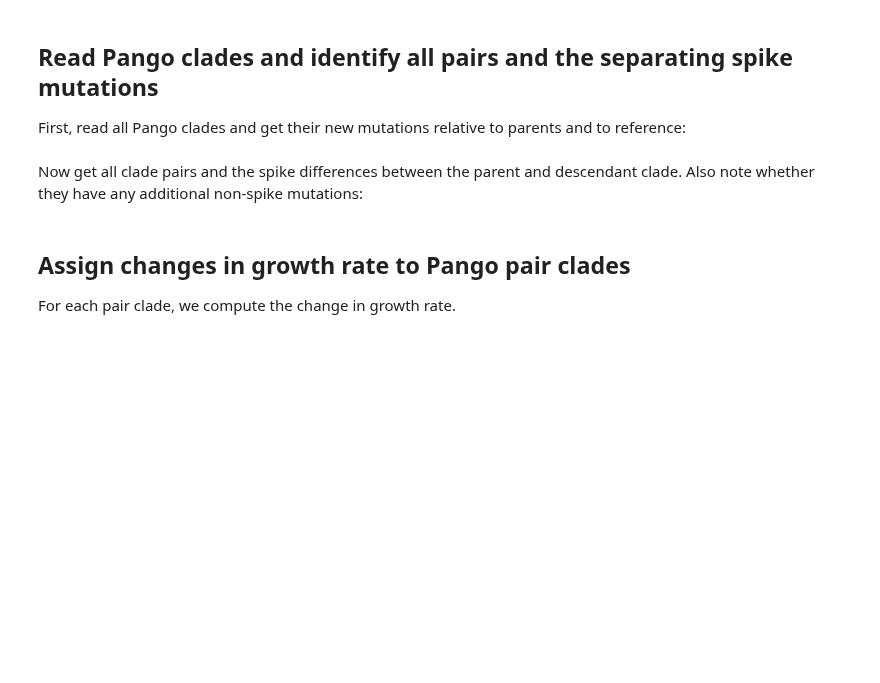
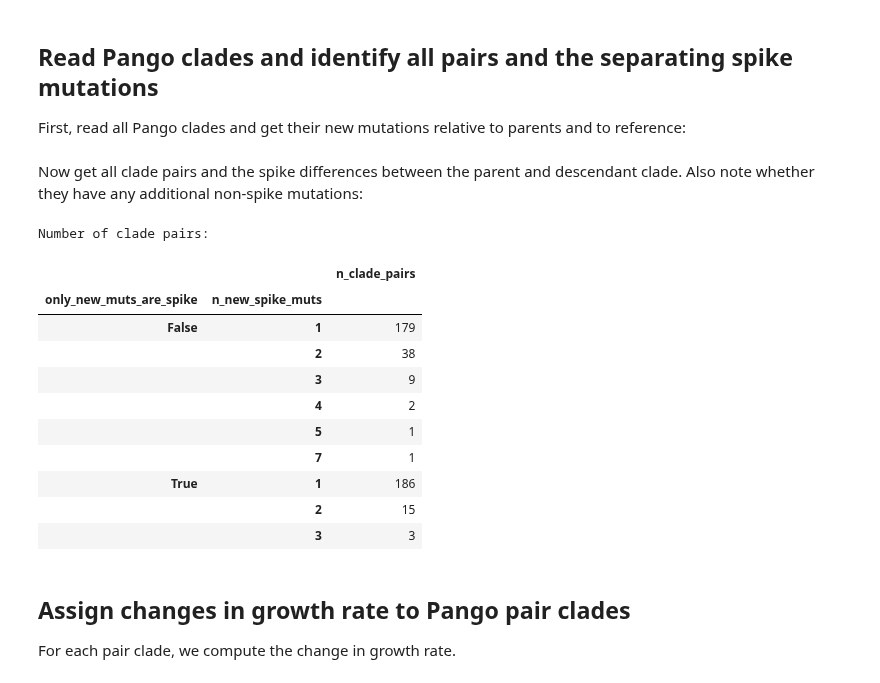
Before and after one commit to dms-vep/SARS-CoV-2_XBB.1.5_spike_DMS, a Jupyter notebook: notebooks/compare_natural.ipynb, the cells around one changed output. Cells and saved outputs as stored; diff of their text form; code cells hidden in the pictures; blank space fills up the shorter version.

Commit message:
move some options from interactive plots to notebooks for `compare_natural`

```diff
--- a/notebooks/compare_natural.ipynb
+++ b/notebooks/compare_natural.ipynb
@@ -28,3 +29,28 @@ clade_growth_dms_csv = None  # output file with growth and DMS phenotypes for cl
+# %%
+# Parameters
+starting_clades = ["XBB"]
+exclude_muts = []
+min_sequences = 400
+split_by_rbd = False
+dms_clade = "XBB.1.5"
+pair_min_spike_muts = 1
+pair_max_spike_muts = None
+pair_only_new_muts_are_spike = False
+n_random = 100
+rename_cols = {"spike mediated entry": "cell entry", "human sera escape": "sera escape"}
+phenotype_basic_colors = {
+    "sera escape": "red",
+    "ACE2 binding": "blue",
+    "cell entry": "purple",
+}
+exclude_clades = []
+growth_rates_csv = "MultinomialLogisticGrowth/model_fits/rates.csv"
+input_data = "results/summaries/summary.csv"
+pango_consensus_seqs_json = (
+    "results/compare_natural/pango-consensus-sequences_summary.json"
+)
+pair_growth_dms_csv = "results/compare_natural/yeast_RBD_DMS_clade_pair_growth.csv"
+clade_growth_dms_csv = "results/compare_natural/yeast_RBD_DMS_clade_growth.csv"
 # %%
 import collections
 import functools
@@ -124,35 +150,53 @@ def consolidate_reversions(r):
         muts.append(f"{gene}:{new_wt}{site}{new_mutant}")
     return muts
 
 pango_pair_df = (
     pango_df
     .query("parent != ''")
     .assign(
         all_new_muts=lambda x: x.apply(consolidate_reversions, axis=1),
         spike_new_muts_list=lambda x: x["all_new_muts"].map(lambda ms: [m.split(":")[1] for m in ms if m[0] == "S"]),
         n_new_spike_muts=lambda x: x["spike_new_muts_list"].map(len),
         n_new_all_muts=lambda x: x["all_new_muts"].map(len),
     )
     .query("n_new_spike_muts >= @pair_min_spike_muts")
     .query("(n_new_spike_muts <= @pair_max_spike_muts) or (@pair_max_spike_muts == None)")
     .assign(
         spike_new_muts=lambda x: x["spike_new_muts_list"].map(lambda ms: "; ".join(ms)),
         nonspike_new_muts=lambda x: x["all_new_muts"].map(lambda ms: "; ".join(m for m in ms if not m.startswith("S:"))),
         only_new_muts_are_spike=lambda x: x["n_new_spike_muts"] == x["n_new_all_muts"],
     )
     [["clade", "parent", "date", "n_new_spike_muts", "spike_new_muts_list", "spike_new_muts", "nonspike_new_muts", "only_new_muts_are_spike"]]
     .reset_index(drop=True)
 )
 
-for mut in muts_to_toggle:
-    pango_pair_df[f"has_{mut}"] = pango_pair_df["spike_new_muts_list"].map(lambda ms: mut in ms)
+for mut in exclude_muts:
+    pango_pair_df = pango_pair_df[~pango_pair_df["spike_new_muts_list"].map(lambda ms: mut in ms)]
 
 print("Number of clade pairs:")
 display(
     pango_pair_df
     .groupby(["only_new_muts_are_spike", "n_new_spike_muts"])
     .aggregate(n_clade_pairs=pd.NamedAgg("clade", "count"))
 )
+
+if pair_only_new_muts_are_spike:
+    print("Dropping pairs where new mutations are not spike.")
+    pango_pair_df = pango_pair_df.query("only_new_muts_are_spike")
+pango_pair_df = pango_pair_df.drop(columns="only_new_muts_are_spike")
+# %% [output]
+Number of clade pairs:
+|  |  | n_clade_pairs |
+| only_new_muts_are_spike | n_new_spike_muts |  |
+| False | 1 | 179 |
+|  | 2 | 38 |
+|  | 3 | 9 |
+|  | 4 | 2 |
+|  | 5 | 1 |
+|  | 7 | 1 |
+| True | 1 | 186 |
+|  | 2 | 15 |
+|  | 3 | 3 |
 # %% [markdown]
 ## Assign changes in growth rate to Pango pair clades
 For each pair clade, we compute the change in growth rate.
```
Also changed, not shown: parts of 15 cells of this notebook, 2 other files.
